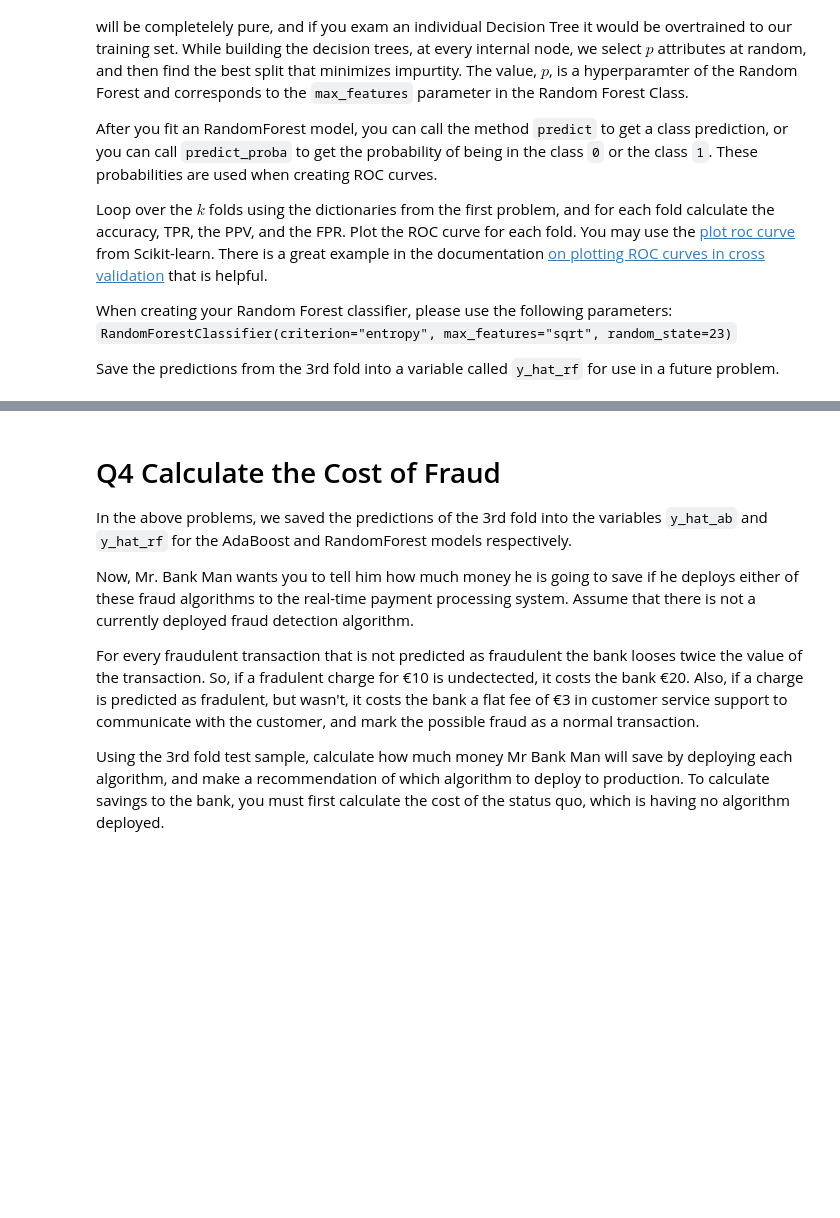
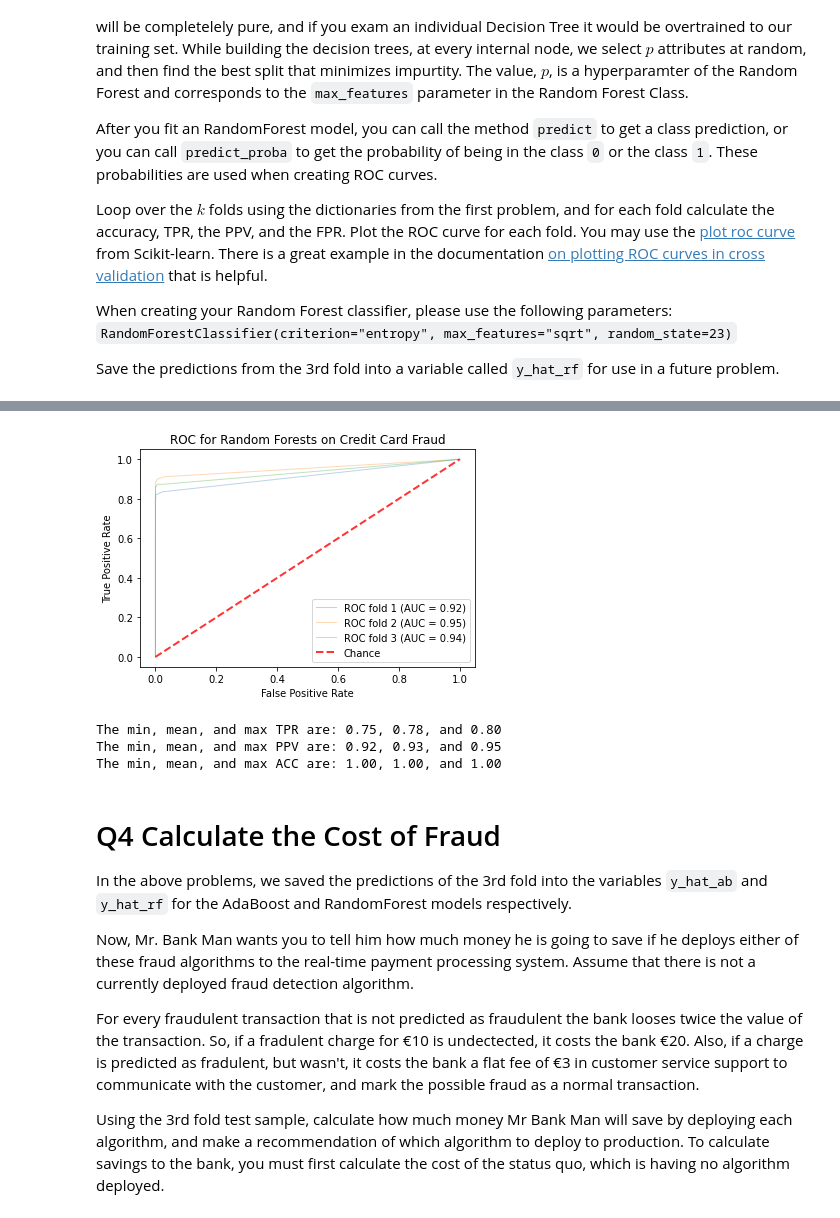
Before and after one commit to matihfg/DataAnalytics-SP21, a Jupyter notebook: CS329E_HW7.ipynb, the cells around one changed output, grey strips where cells are left out. Saved outputs shown, nothing was run; the diff lists cells and outputs as text; code cells hidden in the pictures; blank space fills up the shorter version.

```diff
--- a/CS329E_HW7.ipynb
+++ b/CS329E_HW7.ipynb
@@ -181,7 +176,54 @@ IndentationError: unexpected indent (<ipython-input-10-7e9ef87c1031>, line 3)
+# %%
+# your code here
+clf = RandomForestClassifier(criterion="entropy", max_features="sqrt", random_state=23)
+
+fig, ax = plt.subplots()
+for idx in range(k):
+    clf.fit(d_train_df_X[idx],d_train_s_y[idx])
+    h = clf.predict(d_test_df_X[idx])
+    y = np.array(d_test_s_y[idx])
+    #confusion matrix
+    TN = 0
+    FN = 0
+    TP = 0
+    FP = 0
+    total = len(h)
+    for i in range(len(h)):
+        if (h[i] == 1):
+            if (y[i] == 1):
+                TP += 1
+            else:
+                FP += 1
+        else:
+            if (y[i] == 1):
+                FN += 1
+            else:
+                TN += 1
+    acc_rf[idx] = ((TN+TP)/total)
+    tpr_rf[idx] = ((TP)/(TP+FN))
+    ppv_rf[idx] = (TP/(TP+FP))
+    fpr_rf[idx] = (FP/(FP+TN))
+    # Plot
+    viz = plot_roc_curve(clf, d_test_df_X[idx],d_test_s_y[idx],
+                         name='ROC fold {}'.format(idx+1),
+                         alpha=0.3, lw=1, ax=ax)
+
+ax.plot([0, 1], [0, 1], linestyle='--', lw=2, color='r',
+        label='Chance', alpha=.8)
+ax.set(xlim=[-0.05, 1.05], ylim=[-0.05, 1.05],
+       title="ROC for Random Forests on Credit Card Fraud")
+ax.legend(loc="lower right")
+plt.show()
+# %% [output]
+[figure, added]
 # %%
 print('The min, mean, and max TPR are: {:.2f}, {:.2f}, and {:.2f}'.format(tpr_rf.min(), tpr_rf.mean(), tpr_rf.max()))
 print('The min, mean, and max PPV are: {:.2f}, {:.2f}, and {:.2f}'.format(ppv_rf.min(), ppv_rf.mean(), ppv_rf.max()))
 print('The min, mean, and max ACC are: {:.2f}, {:.2f}, and {:.2f}'.format(acc_rf.min(), acc_rf.mean(), acc_rf.max()))
+# %% [output]
+The min, mean, and max TPR are: 0.75, 0.78, and 0.80
+The min, mean, and max PPV are: 0.92, 0.93, and 0.95
+The min, mean, and max ACC are: 1.00, 1.00, and 1.00
 # %% [markdown]
 # Q4 Calculate the Cost of Fraud
 
```
Also changed, not shown: parts of 2 cells of this notebook.
